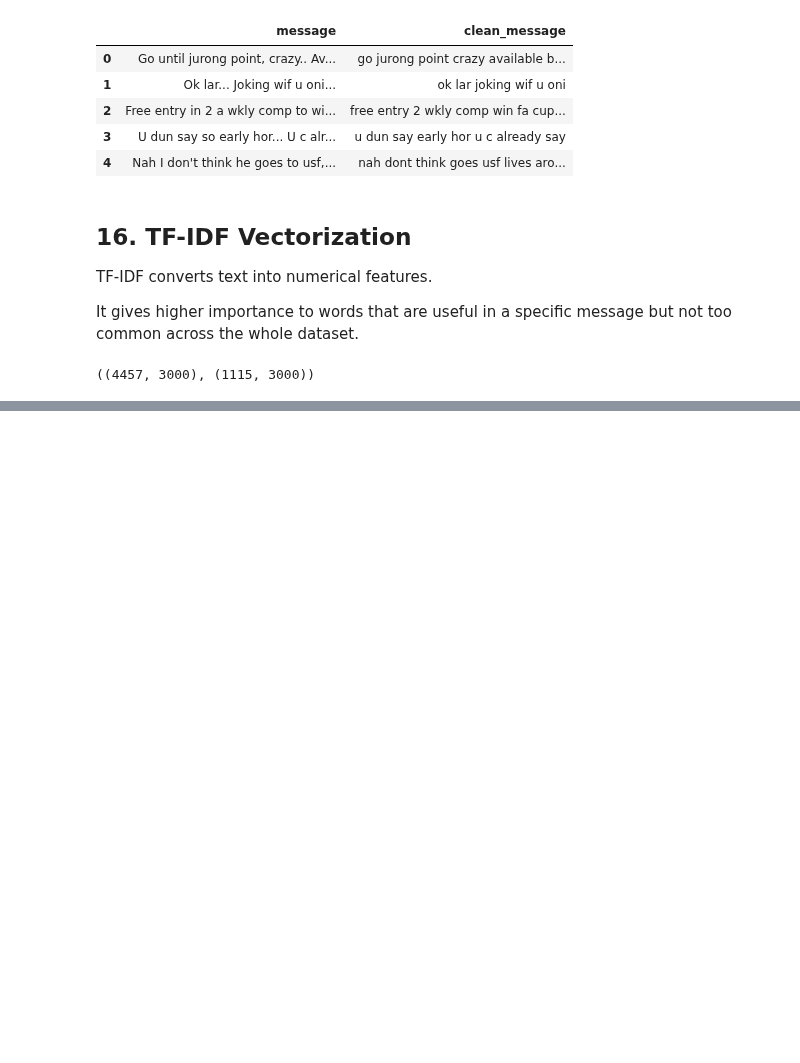
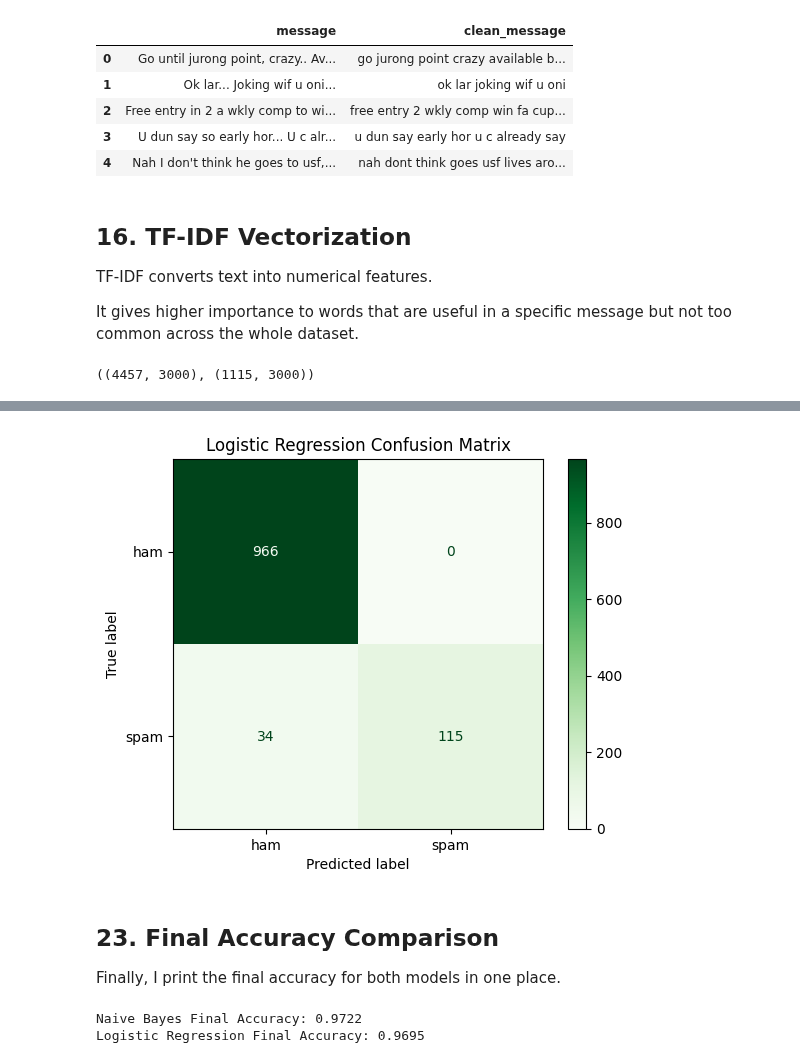
Before and after one commit to akshin777mansurov/spam-email-detector, a Jupyter notebook: Spam_Email_Detector.ipynb, the cells around one changed output, grey strips where cells are left out. Cells and saved outputs as stored; diff of their text form; code cells hidden in the pictures; blank space fills up the shorter version.

```diff
--- a/Spam_Email_Detector.ipynb
+++ b/Spam_Email_Detector.ipynb
@@ -333,0 +368,5 @@ X_train_tfidf.shape, X_test_tfidf.shape
+# %%
+lr_model = LogisticRegression(max_iter=1000)
+
+# I use max_iter=1000 to give the model enough iterations to converge.
+lr_model.fit(X_train_tfidf, y_train)
@@ -333,0 +375,4 @@ X_train_tfidf.shape, X_test_tfidf.shape
+# %%
+lr_predictions = lr_model.predict(X_test_tfidf)
+
+lr_predictions[:10]
@@ -333,0 +446,23 @@ X_train_tfidf.shape, X_test_tfidf.shape
+# %%
+lr_cm = confusion_matrix(y_test, lr_predictions, labels=["ham", "spam"])
+
+lr_display = ConfusionMatrixDisplay(
+    confusion_matrix=lr_cm,
+    display_labels=["ham", "spam"]
+)
+
+lr_display.plot(cmap="Greens")
+plt.title("Logistic Regression Confusion Matrix")
+plt.show()
+# %% [output]
+[figure, added]
+# %% [markdown]
+## 23. Final Accuracy Comparison
+
+Finally, I print the final accuracy for both models in one place.
+# %%
+print(f"Naive Bayes Final Accuracy: {nb_accuracy:.4f}")
+print(f"Logistic Regression Final Accuracy: {lr_accuracy:.4f}")
+# %% [output]
+Naive Bayes Final Accuracy: 0.9722
+Logistic Regression Final Accuracy: 0.9695
```
Also changed, not shown: parts of 15 cells of this notebook.
